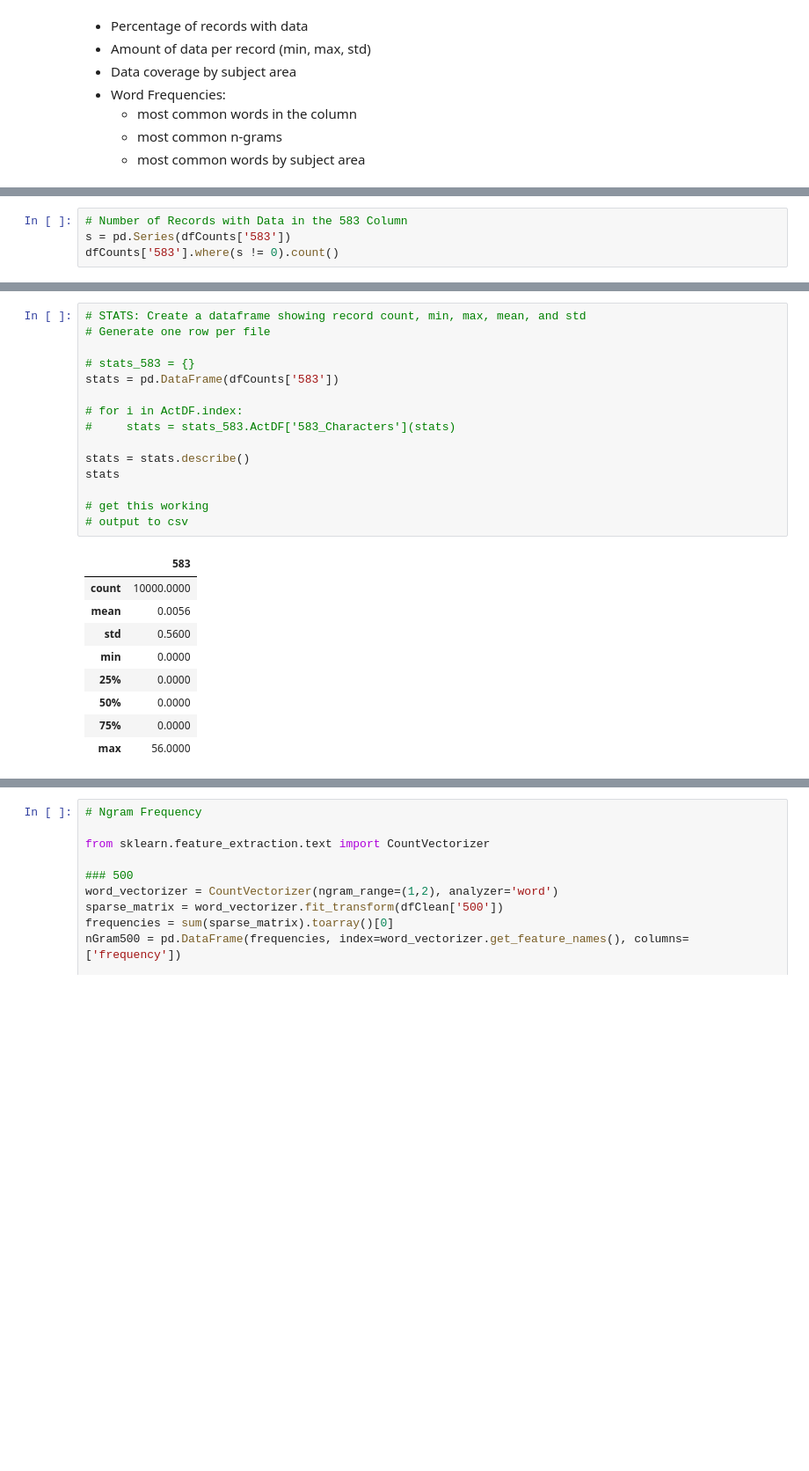
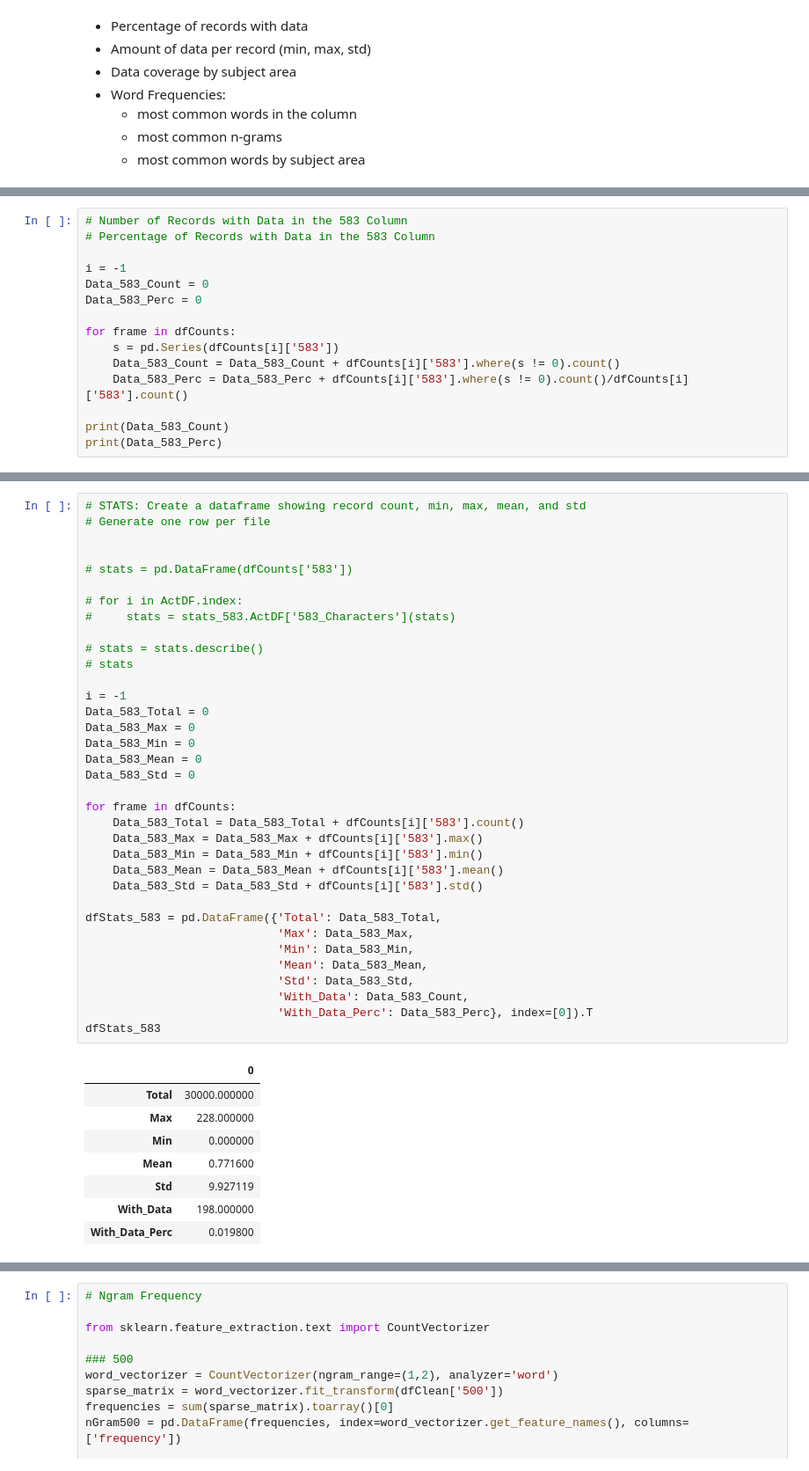
Before and after one commit to rdubnic2/OIDLPP, a Jupyter notebook: 2019 OIDLPP/KD/HTRC_MARC-processing-pandas.ipynb, the cells around one changed output, grey strips where cells are left out. Shown: that part at 88% size. Cells and saved outputs as stored; diff of their text form; blank space fills up the shorter version.

```diff
--- a/2019 OIDLPP/KD/HTRC_MARC-processing-pandas.ipynb
+++ b/2019 OIDLPP/KD/HTRC_MARC-processing-pandas.ipynb
@@ -307,5 +312,16 @@ dfCounts[0].head()
 # %%
 # Number of Records with Data in the 583 Column
-s = pd.Series(dfCounts['583'])
-dfCounts['583'].where(s != 0).count()
+# Percentage of Records with Data in the 583 Column
+
+i = -1
+Data_583_Count = 0
+Data_583_Perc = 0
+
+for frame in dfCounts:
+    s = pd.Series(dfCounts[i]['583'])
+    Data_583_Count = Data_583_Count + dfCounts[i]['583'].where(s != 0).count()
+    Data_583_Perc = Data_583_Perc + dfCounts[i]['583'].where(s != 0).count()/dfCounts[i]['583'].count()
+
+print(Data_583_Count)
+print(Data_583_Perc)
 # %% [output]
@@ -318,25 +330,44 @@ dfCounts['583'].where(s != 0).count()/dfCounts['583'].count()
 # %%
 # STATS: Create a dataframe showing record count, min, max, mean, and std
 # Generate one row per file
 
-# stats_583 = {}
-stats = pd.DataFrame(dfCounts['583'])
+
+# stats = pd.DataFrame(dfCounts['583'])
 
 # for i in ActDF.index:
 #     stats = stats_583.ActDF['583_Characters'](stats)
 
-stats = stats.describe()
-stats
+# stats = stats.describe()
+# stats
 
-# get this working
-# output to csv
+i = -1
+Data_583_Total = 0
+Data_583_Max = 0
+Data_583_Min = 0
+Data_583_Mean = 0
+Data_583_Std = 0
+
+for frame in dfCounts:
+    Data_583_Total = Data_583_Total + dfCounts[i]['583'].count()
+    Data_583_Max = Data_583_Max + dfCounts[i]['583'].max()
+    Data_583_Min = Data_583_Min + dfCounts[i]['583'].min()
+    Data_583_Mean = Data_583_Mean + dfCounts[i]['583'].mean()
+    Data_583_Std = Data_583_Std + dfCounts[i]['583'].std()
+
+dfStats_583 = pd.DataFrame({'Total': Data_583_Total,
+                            'Max': Data_583_Max,
+                            'Min': Data_583_Min,
+                            'Mean': Data_583_Mean,
+                            'Std': Data_583_Std,
+                            'With_Data': Data_583_Count,
+                            'With_Data_Perc': Data_583_Perc}, index=[0]).T
+dfStats_583
 # %% [output]
-|  | 583 |
-| count | 10000.0000 |
-| mean | 0.0056 |
-| std | 0.5600 |
-| min | 0.0000 |
-| 25% | 0.0000 |
-| 50% | 0.0000 |
-| 75% | 0.0000 |
-| max | 56.0000 |
+|  | 0 |
+| Total | 30000.000000 |
+| Max | 228.000000 |
+| Min | 0.000000 |
+| Mean | 0.771600 |
+| Std | 9.927119 |
+| With_Data | 198.000000 |
+| With_Data_Perc | 0.019800 |
```
Also changed, not shown: parts of 8 cells of this notebook.
